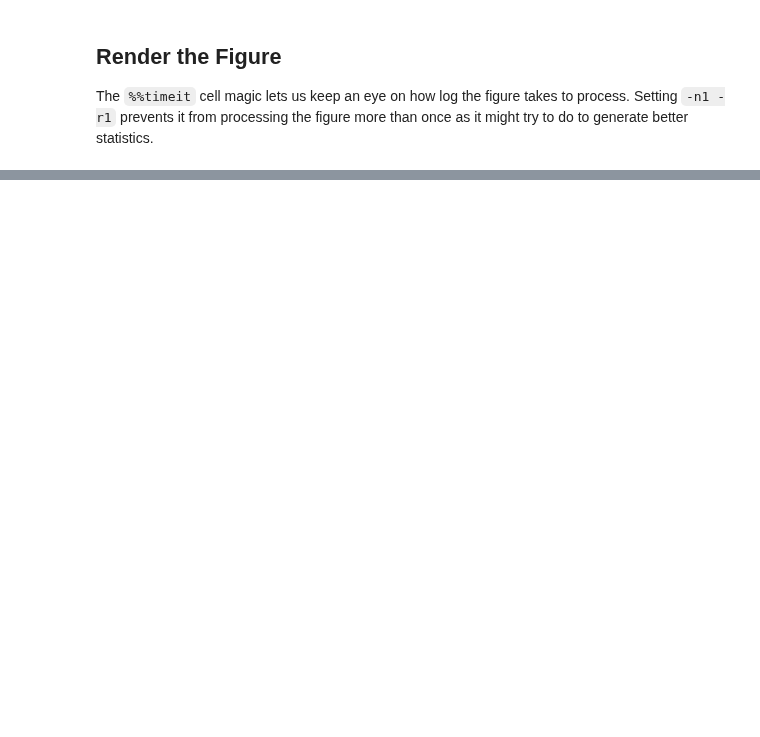
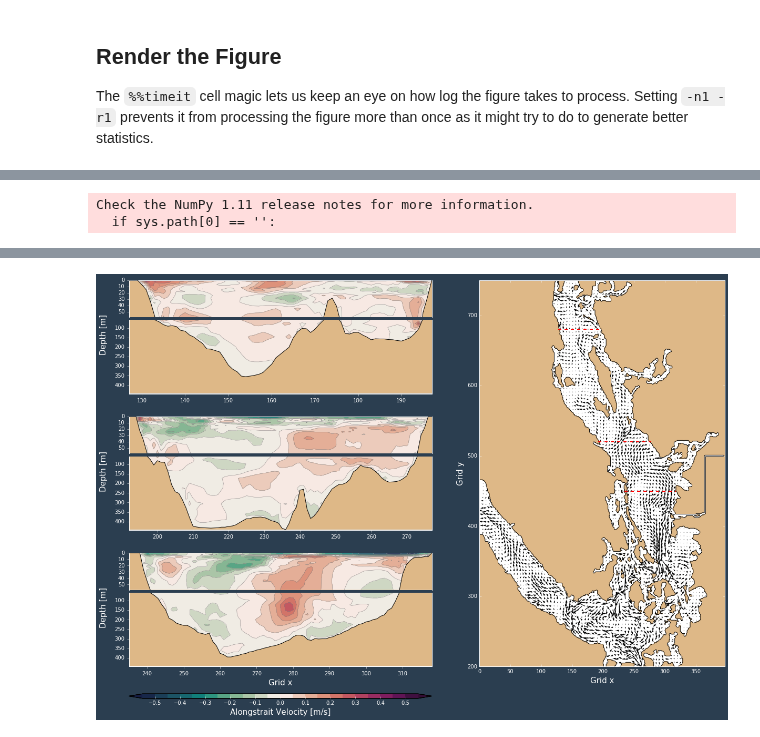
Before and after one commit to SalishSeaCast/SalishSeaNowcast, a Jupyter notebook: notebooks/figures/research/DevelopVelocitySectionAndSurfaceModule.ipynb, the cells around one changed output, grey strips where cells are left out. Drawn from its saved outputs; the diff is of its cells as text; code cells hidden in the pictures; blank space fills up the shorter version.

Commit message:
Cleaned up nowcast.figures.research.DevelopVelocitySectionAndSurfaceModule.ipynb

```diff
--- a/notebooks/figures/research/DevelopVelocitySectionAndSurfaceModule.ipynb
+++ b/notebooks/figures/research/DevelopVelocitySectionAndSurfaceModule.ipynb
@@ -210,7 +156,4 @@ that both `_thalweg_axes_labels()` and `_surface_axes_labels()` can make use of.
 def _cbar_labels(cbar, contour_intervals, theme, label):
     cbar.set_ticks(contour_intervals)
     cbar.ax.axes.tick_params(labelcolor=theme.COLOURS['cbar']['tick labels'])
-    cbar.set_label(
-        label,
-        fontproperties=theme.FONTS['axis'],
-        color=theme.COLOURS['text']['axis'])
+    cbar.set_label(label, fontproperties=theme.FONTS['axis'], color=theme.COLOURS['text']['axis'])
@@ -256,18 +205,0 @@ This is is the function that will be called by the `nowcast.workers.make_plots`
-# %%
-def make_figure(
-    U_var, V_var, bathy, mesh_mask, cmap,  depth_integrated,
-    figsize=(20, 12), theme=nowcast.figures.website_theme
-):
-    plot_data = _prep_plot_data(U_var, V_var, mesh_mask)
-    fig, (ax_section, ax_surface) = _prep_fig_axes(figsize, theme)
-
-#     for ax in ax_section:
-#         cbar_section = _plot_vel_section(
-#             ax, plot_data, bathy, mesh_mask, cmap)
-#         _section_axes_labels(
-#             ax, theme)
-    _plot_vel_section(fig, ax_section, plot_data.V_hr, plot_data.depth, bathy, sj=425, si=200, ei=325)
-
-    Q = _plot_vel_surface(ax_surface, plot_data)
-    _surface_axes_labels(ax_surface, theme)
-    return fig
@@ -326,0 +248,24 @@ for tracer in tracers:
+# %%
+%%timeit -n1 -r1
+
+# Layout parameters
+sections = (450, 520, 680)
+pos = (
+    (0.1, 0.35),
+    (0.4, 0.65),
+    (0.7, 0.95)
+)
+section_lims = (
+    (235, 318, 0, 445),
+    (192, 277, 0, 445),
+    (127, 197, 0, 445),
+)
+
+# Make figure
+fig = make_figure(
+    U_var, V_var, bathy, mesh_mask,
+    sections=sections, pos=pos, section_lims=section_lims
+)
+# %% [output]
+Check the NumPy 1.11 release notes for more information.
+  if sys.path[0] == '':
@@ -326,0 +273 @@ for tracer in tracers:
+[figure, added]
```
Also changed, not shown: parts of 27 cells of this notebook.
